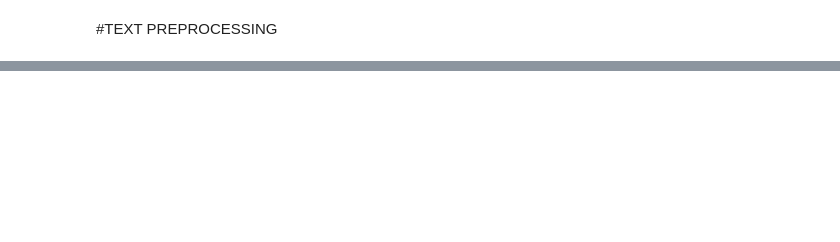
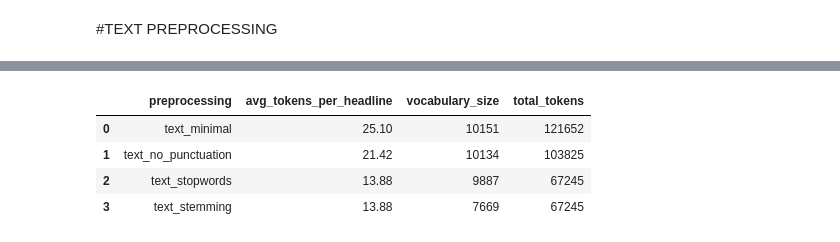
Before and after one commit to riccardotella/Sentiment_Analysis_of_Financial_News, a Jupyter notebook: notebooks/Task2_Text_Preprocessing.ipynb, the cells around one changed output, grey strips where cells are left out. Drawn from its saved outputs; the diff is of its cells as text; code cells hidden in the pictures; blank space fills up the shorter version.

Commit message:
task 2 updated

```diff
--- a/notebooks/Task2_Text_Preprocessing.ipynb
+++ b/notebooks/Task2_Text_Preprocessing.ipynb
@@ -11,17 +11,14 @@ from nltk.tokenize import wordpunct_tokenize
 from nltk.stem import PorterStemmer
 from sklearn.feature_extraction.text import ENGLISH_STOP_WORDS
 
+pd.set_option("display.max_colwidth", 120)
 
-#pd.set_option("display.max_colwidth", 120)
 
-# Path del dataset
 DATA_PATH = Path("../data/Sentences_50Agree.txt")
-
-# Cartella output specifica per Task 2
-OUTPUT_DIR = Path("../results/task2_outputs")
+OUTPUT_DIR = Path("../data/processed")
 OUTPUT_DIR.mkdir(parents=True, exist_ok=True)
 
-# Caricamento dataset
+
 rows = []
 
 with open(DATA_PATH, "r", encoding="latin-1") as f:
@@ -131,31 +172,39 @@ comparison_examples
 # %%
+#comparison
+
 preprocessing_columns = [
     "text_minimal",
     "text_no_punctuation",
     "text_stopwords",
     "text_stemming"
 ]
 
 summary_rows = []
 
 for column in preprocessing_columns:
     tokenized_texts = df[column].apply(wordpunct_tokenize)
 
     all_tokens = [
         token
         for tokens in tokenized_texts
         for token in tokens
     ]
 
     vocabulary = set(all_tokens)
 
     summary_rows.append({
         "preprocessing": column,
         "avg_tokens_per_headline": round(tokenized_texts.apply(len).mean(), 2),
         "vocabulary_size": len(vocabulary),
         "total_tokens": len(all_tokens)
     })
 
-preprocessing_summary = pd.DataFrame(summary_rows)
+summary = pd.DataFrame(summary_rows)
 
-preprocessing_summary
+summary
+# %% [output]
+|  | preprocessing | avg_tokens_per_headline | vocabulary_size | total_tokens |
+| 0 | text_minimal | 25.10 | 10151 | 121652 |
+| 1 | text_no_punctuation | 21.42 | 10134 | 103825 |
+| 2 | text_stopwords | 13.88 | 9887 | 67245 |
+| 3 | text_stemming | 13.88 | 7669 | 67245 |
```
Also changed, not shown: parts of 11 cells of this notebook, 2 other files.
